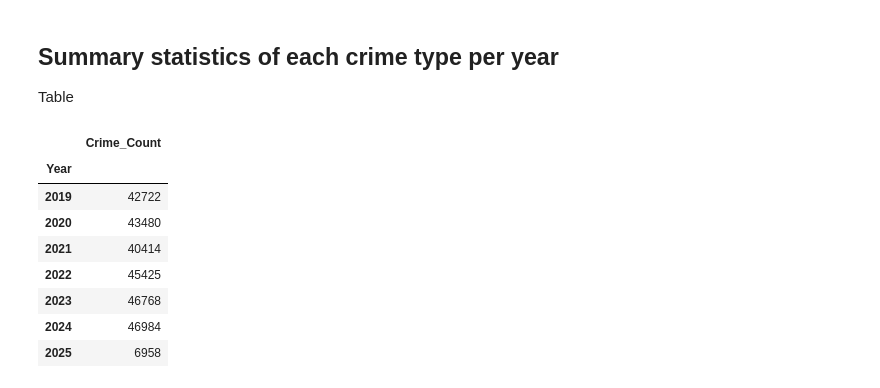
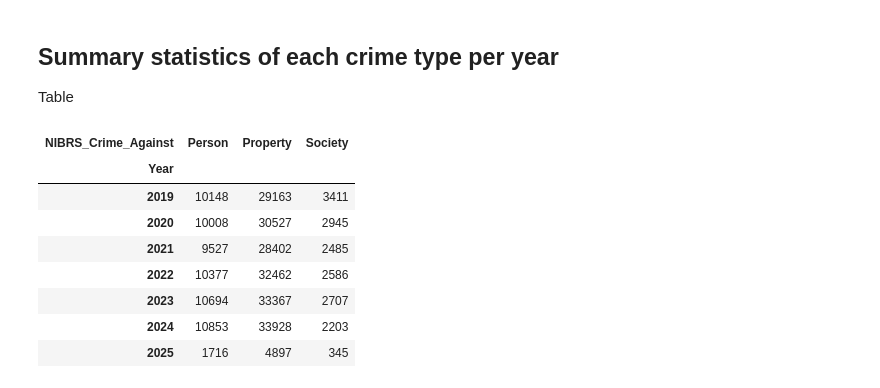
Before and after one commit to Hajar0Ahmed/Time-Series-Crime-Forecasting-Minneapolis, a Jupyter notebook: notebooks/explore_data.ipynb, the cells around one changed output. Saved outputs shown, nothing was run; the diff lists cells and outputs as text; code cells hidden in the pictures.

```diff
--- a/notebooks/explore_data.ipynb
+++ b/notebooks/explore_data.ipynb
@@ -90,15 +90,15 @@ plt.show()
 ## Summary statistics of each crime type per year
 Table
 # %%
-table = pd.pivot_table(df, values='Crime_Count', index=['Year'], aggfunc="sum")
+table = pd.pivot_table(df, values='Crime_Count', index=['Year'], columns=['NIBRS_Crime_Against'], aggfunc="sum")
 table
 # %% [output]
-|  | Crime_Count |
-| Year |  |
-| 2019 | 42722 |
-| 2020 | 43480 |
-| 2021 | 40414 |
-| 2022 | 45425 |
-| 2023 | 46768 |
-| 2024 | 46984 |
-| 2025 | 6958 |
+| NIBRS_Crime_Against | Person | Property | Society |
+| Year |  |  |  |
+| 2019 | 10148 | 29163 | 3411 |
+| 2020 | 10008 | 30527 | 2945 |
+| 2021 | 9527 | 28402 | 2485 |
+| 2022 | 10377 | 32462 | 2586 |
+| 2023 | 10694 | 33367 | 2707 |
+| 2024 | 10853 | 33928 | 2203 |
+| 2025 | 1716 | 4897 | 345 |
```
Also changed, not shown: 2 other files.
